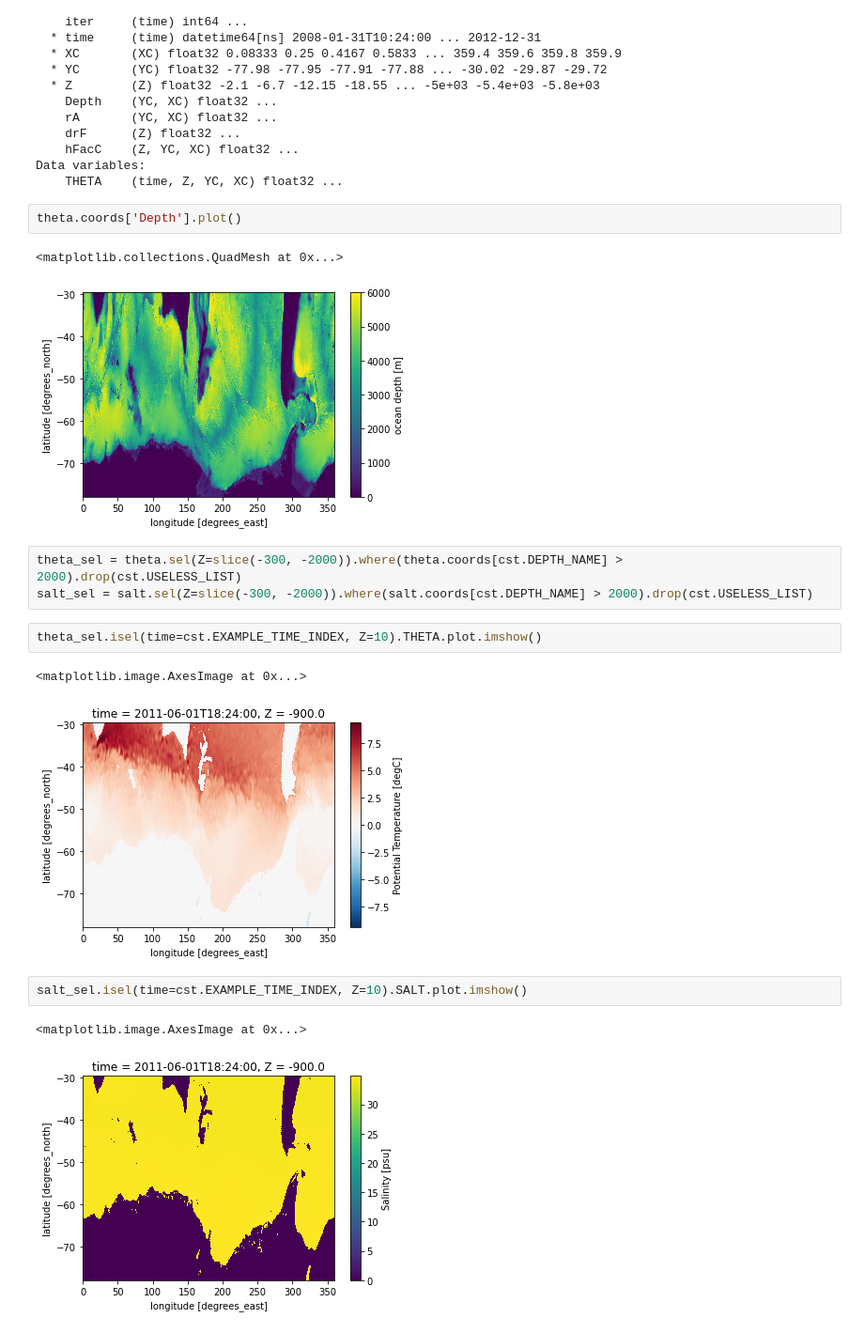
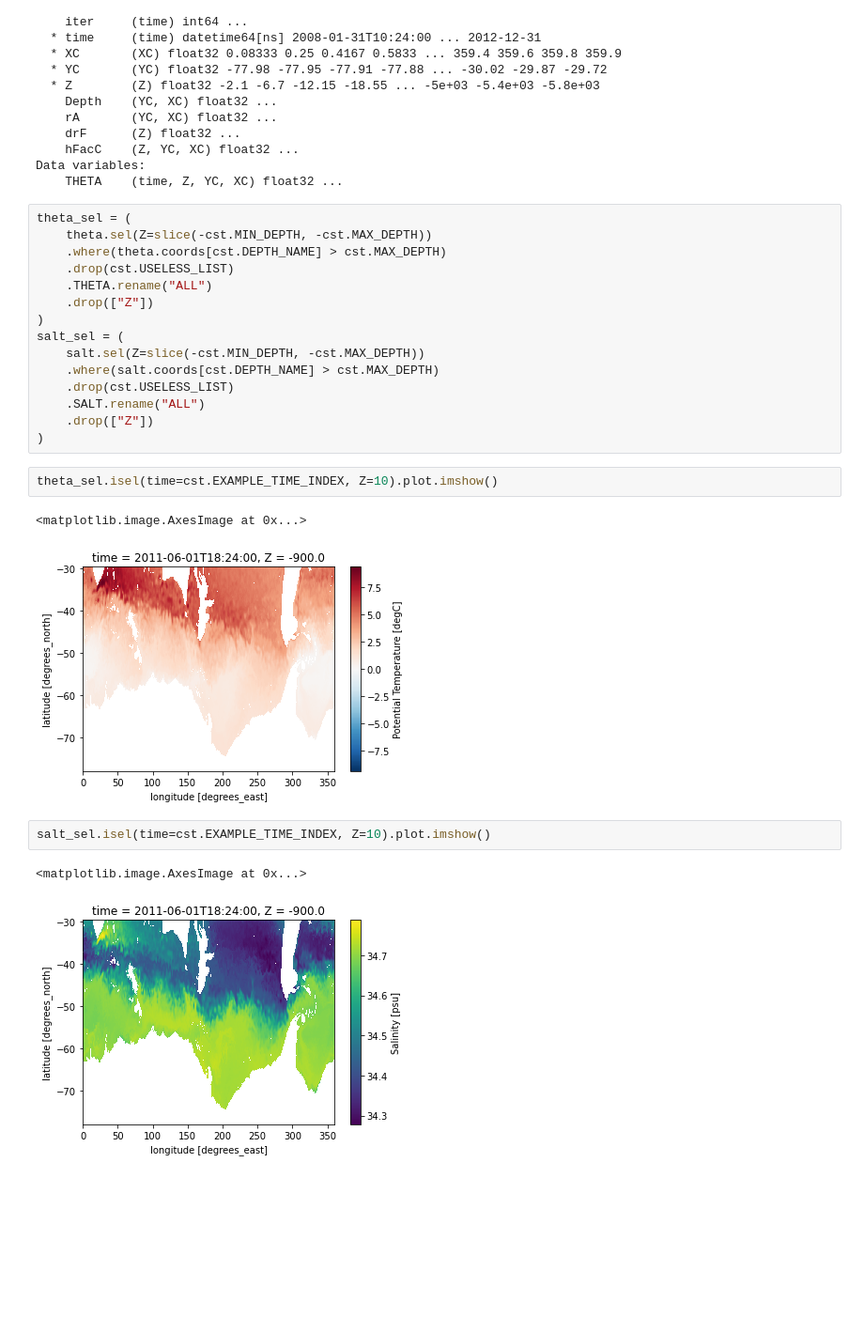
Before and after one commit to so-wise/so-fronts, a Jupyter notebook: notebooks/exploratory/test.ipynb, the cells around one changed output. Shown at 94% size. Cells and saved outputs as stored; diff of their text form; blank space fills up the shorter version.

```diff
--- a/notebooks/exploratory/test.ipynb
+++ b/notebooks/exploratory/test.ipynb
@@ -45,21 +45,28 @@ Coordinates:
     hFacC    (Z, YC, XC) float32 ...
 Data variables:
     THETA    (time, Z, YC, XC) float32 ...
-# %%
-theta.coords['Depth'].plot()
-# %% [output]
-<matplotlib.collections.QuadMesh at 0x...>
-[figure, removed]
 # %%
-theta_sel = theta.sel(Z=slice(-300, -2000)).where(theta.coords[cst.DEPTH_NAME] > 2000).drop(cst.USELESS_LIST)
-salt_sel = salt.sel(Z=slice(-300, -2000)).where(salt.coords[cst.DEPTH_NAME] > 2000).drop(cst.USELESS_LIST)
+theta_sel = (
+    theta.sel(Z=slice(-cst.MIN_DEPTH, -cst.MAX_DEPTH))
+    .where(theta.coords[cst.DEPTH_NAME] > cst.MAX_DEPTH)
+    .drop(cst.USELESS_LIST)
+    .THETA.rename("ALL")
+    .drop(["Z"])
+)
+salt_sel = (
+    salt.sel(Z=slice(-cst.MIN_DEPTH, -cst.MAX_DEPTH))
+    .where(salt.coords[cst.DEPTH_NAME] > cst.MAX_DEPTH)
+    .drop(cst.USELESS_LIST)
+    .SALT.rename("ALL")
+    .drop(["Z"])
+)
 # %%
-theta_sel.isel(time=cst.EXAMPLE_TIME_INDEX, Z=10).THETA.plot.imshow()
+theta_sel.isel(time=cst.EXAMPLE_TIME_INDEX, Z=10).plot.imshow()
 # %% [output]
 <matplotlib.image.AxesImage at 0x...>
-[figure, old version]
+[figure, new version]
 # %%
-salt_sel.isel(time=cst.EXAMPLE_TIME_INDEX, Z=10).SALT.plot.imshow()
+salt_sel.isel(time=cst.EXAMPLE_TIME_INDEX, Z=10).plot.imshow()
 # %% [output]
 <matplotlib.image.AxesImage at 0x...>
-[figure, old version]
+[figure, new version]
```
Also changed, not shown: parts of 2 cells of this notebook, 1 other file.
